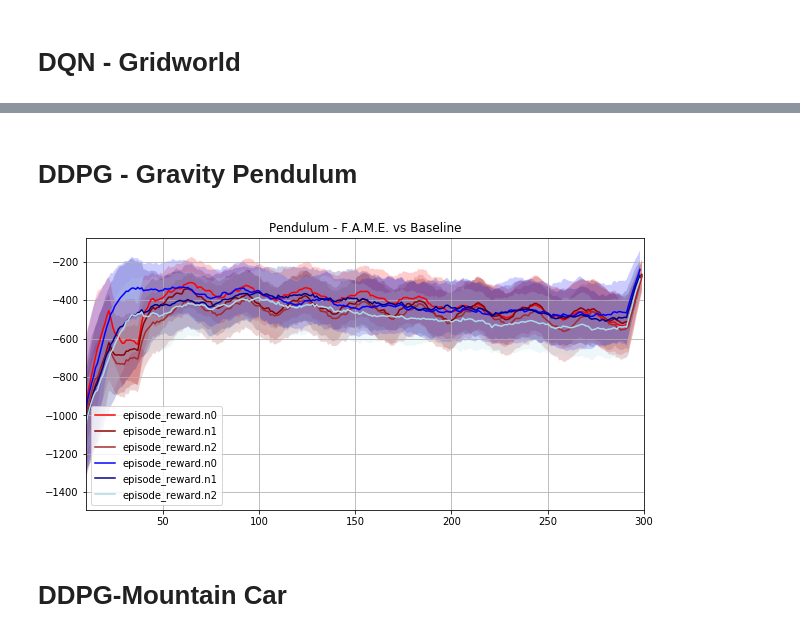
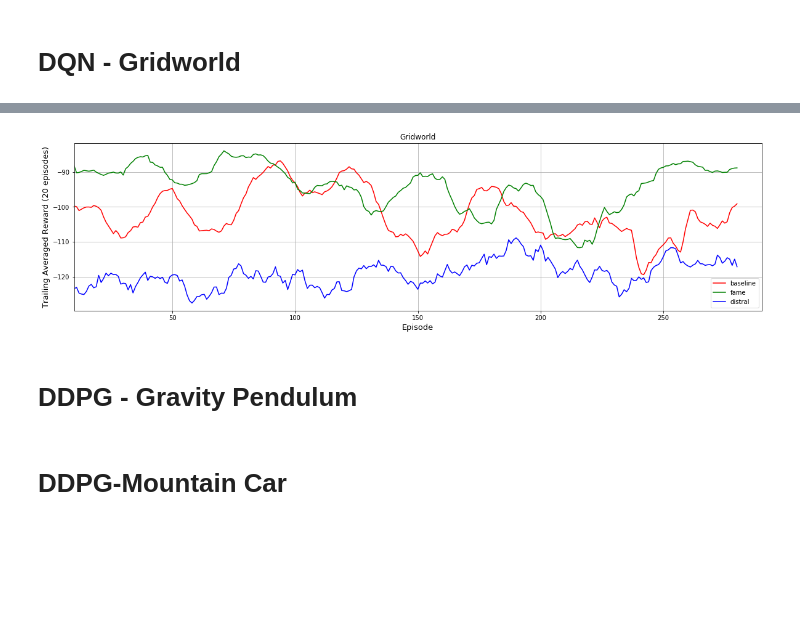
Before and after one commit to jlebensold/flrl-ddpg, a Jupyter notebook: notebooks/plots 2.ipynb, the cells around one changed output, grey strips where cells are left out. Cells and saved outputs as stored; diff of their text form; code cells hidden in the pictures; blank space fills up the shorter version.

```diff
--- a/notebooks/plots 2.ipynb
+++ b/notebooks/plots 2.ipynb
@@ -82 +87,22 @@ plt.show()
+# %%
+
+fig, axs = plt.subplots(1,1, figsize=(20,5), sharey=True)
+colors = ['red','green', 'blue']
+for color_idx, algorithm in enumerate(['baseline','fame','distral']):
+    algorithm_avg = []
+    for idx, (key, result_set) in enumerate(results[algorithm].items()):
+        result_set = [s for s in result_set if len(s) == 300]
+        algorithm_avg.append(np.mean(result_set, axis=0))
+    ys_mean = np.mean(algorithm_avg, axis=0)
+    N=20
+    ys_mean = np.convolve(ys_mean, np.ones((N,))/N, mode='valid')
+    axs.plot(xs[:281], ys_mean, label=f'{algorithm}', color=colors[color_idx])
+    axs.set_title(f"Gridworld")
+    axs.set_xlabel("Episode", fontsize=13)
+    axs.set_ylabel("Trailing Averaged Reward (20 episodes)", fontsize=13)
+    axs.grid()
+    axs.legend()
+    axs.set_xlim(10,290)
+# %% [output]
+[figure, added]
 # %% [markdown]
@@ -98,9 +125,8 @@ for exp in client.get("jh-jl-rlfl/ddpg-gravitypendulum"):
     metrics = client.get_experiment_metrics_raw(exp)
     tag = client.get_experiment_tags(exp)[0]
     env_params = next(p for p in params if p['name'] == 'env_params')['valueMax']
-#    if env_params != '[7,10,13]':
-    if env_params != '[9,10,11]':
-        next
+    if env_params != '[7,10,13]':
+        continue
 
     rewards = {}
     for ep_reward_key in reward_keys:
@@ -115,39 +141,3 @@ for exp in client.get("jh-jl-rlfl/ddpg-gravitypendulum"):
     for ep_reward_key in reward_keys:
         # now that we have all the episode rewards, copy them to the root results:
         results[tag][ep_reward_key].append(rewards[ep_reward_key])
-
-
-fig, ax = plt.subplots(figsize=(10,5))
-colors = ['red', 'darkred', 'brown']
-for idx, (key, result_set) in enumerate(results['fame'].items()):
-    xs = np.arange(len(result_set[0]))
-    ys_mean = np.mean(result_set, axis=0)
-    std = np.std(result_set, axis=0)
-    upper = [ys_mean[idx] + std for idx,std in enumerate(std)]
-    lower = [ys_mean[idx] - std for idx,std in enumerate(std)]
-    plt.plot(xs, smooth(ys_mean,15), label=key, color=colors[idx])
-    plt.fill_between(xs, smooth(upper,15), smooth(lower,15), where=upper>=lower,  facecolor=colors[idx],  interpolate=True, alpha=0.2)
-
-
-
-colors = ['blue', 'darkblue', 'lightblue']
-for idx, (key, result_set) in enumerate(results['baseline'].items()):
-    result_set = [s[:299] for s in result_set]
-    xs = np.arange(len(result_set[0]))
-    xs = xs
-    ys_mean = np.mean(result_set, axis=0)
-    std = np.std(result_set, axis=0)
-    upper = [ys_mean[idx] + std for idx,std in enumerate(std)]
-    lower = [ys_mean[idx] - std for idx,std in enumerate(std)]
-    plt.plot(xs, smooth(ys_mean,15), label=key, color=colors[idx])
-    plt.fill_between(xs, smooth(upper,15), smooth(lower,15), where=upper>=lower,  facecolor=colors[idx],  interpolate=True, alpha=0.2)
-
-ax.set_title("Pendulum - F.A.M.E. vs Baseline")
-#ax.set_xlabel("Gravity (Inverse Pendulum)", fontsize=13)
-#ax.set_ylabel("Trailing 5-Episode Average Reward (5K frames)", fontsize=13)
-ax.grid()
-ax.legend()
-ax.set_xlim(10,300)
-plt.show()
-# %% [output]
-[figure, removed]
```
Also changed, not shown: parts of 8 cells of this notebook, 24 other files.
